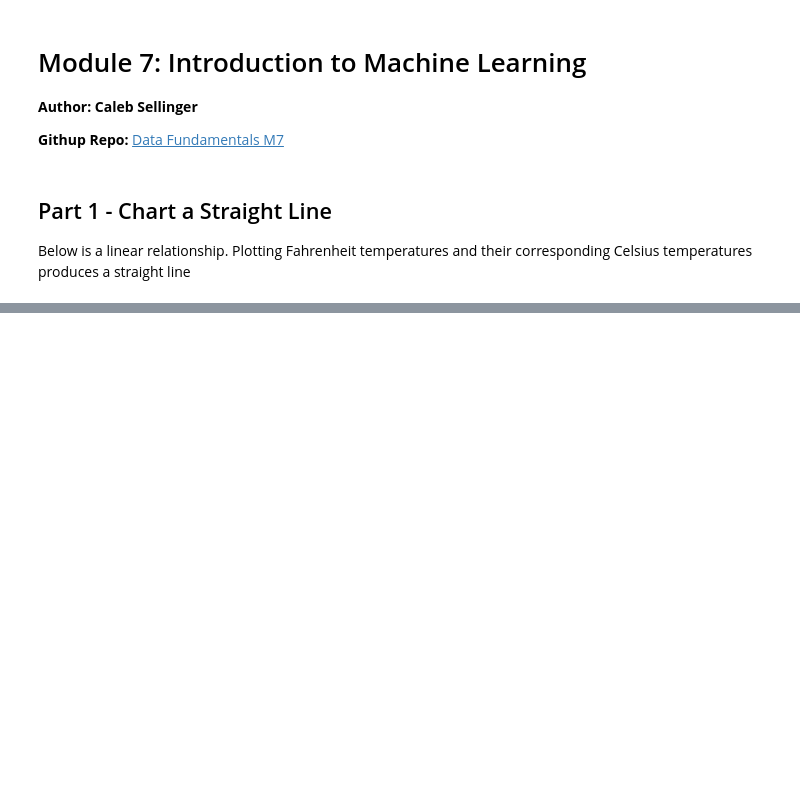
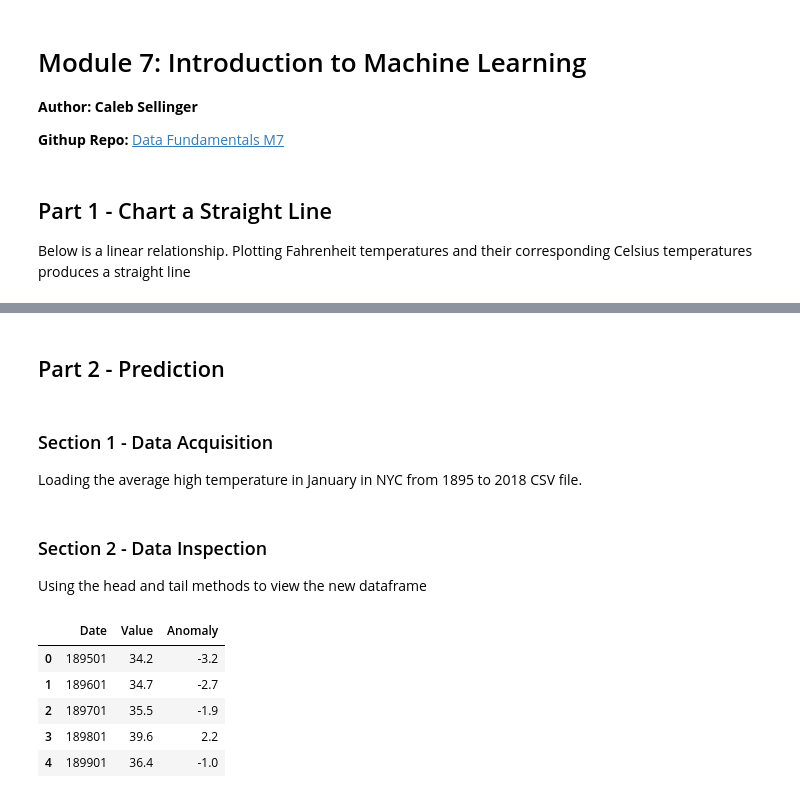
Before and after one commit to crsellinger/datafun-07-ml, a Jupyter notebook: cselling_ml.ipynb, the cells around one changed output, grey strips where cells are left out. Drawn from its saved outputs; the diff is of its cells as text; code cells hidden in the pictures; blank space fills up the shorter version.

Commit message:
Part 2

```diff
--- a/cselling_ml.ipynb
+++ b/cselling_ml.ipynb
@@ -23,0 +25,5 @@ y_label = axes.set_ylabel('Celsius')
+# %% [markdown]
+## Part 2 - Prediction
+# %% [markdown]
+### Section 1 - Data Acquisition
+Loading the average high temperature in January in NYC from 1895 to 2018 CSV file.
@@ -23,0 +32,12 @@ y_label = axes.set_ylabel('Celsius')
+# %% [markdown]
+### Section 2 - Data Inspection
+Using the head and tail methods to view the new dataframe
+# %%
+nyc_df.head()
+# %% [output]
+|  | Date | Value | Anomaly |
+| 0 | 189501 | 34.2 | -3.2 |
+| 1 | 189601 | 34.7 | -2.7 |
+| 2 | 189701 | 35.5 | -1.9 |
+| 3 | 189801 | 39.6 | 2.2 |
+| 4 | 189901 | 36.4 | -1.0 |
```
Also changed, not shown: parts of 16 cells of this notebook, 1 other file.
